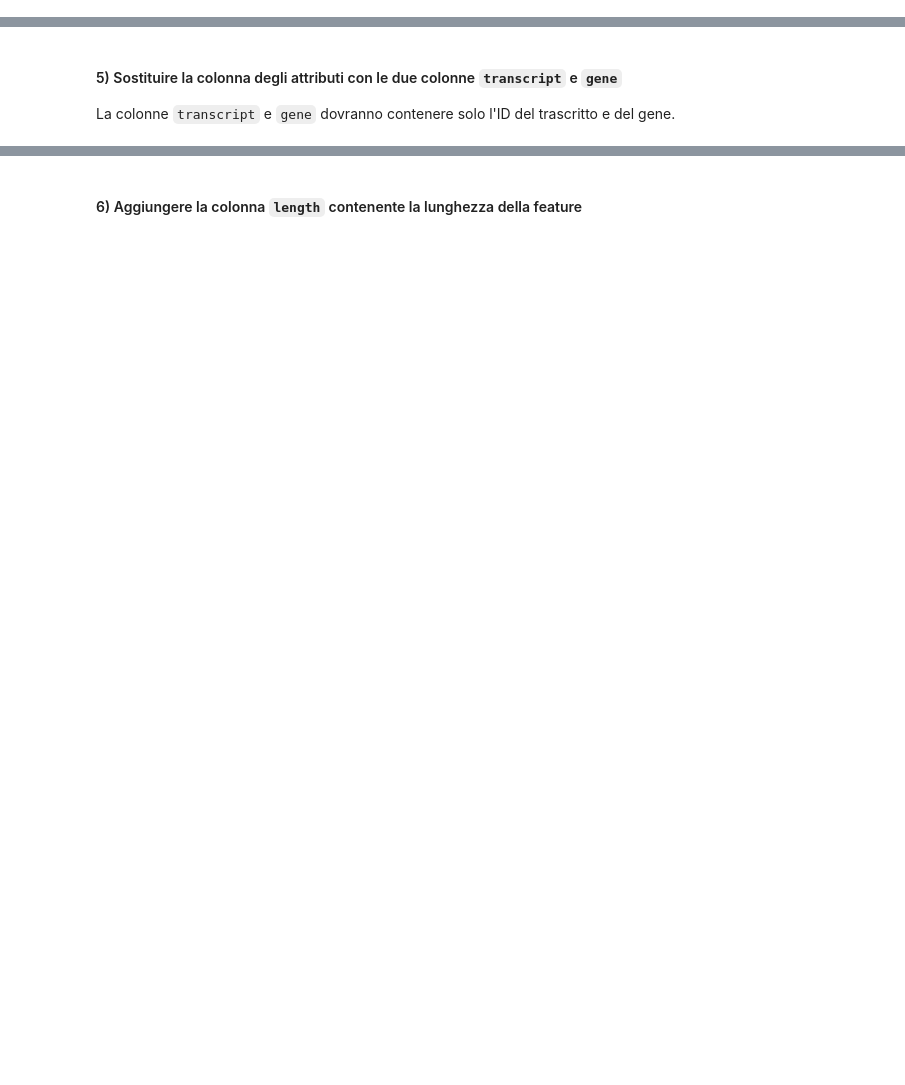
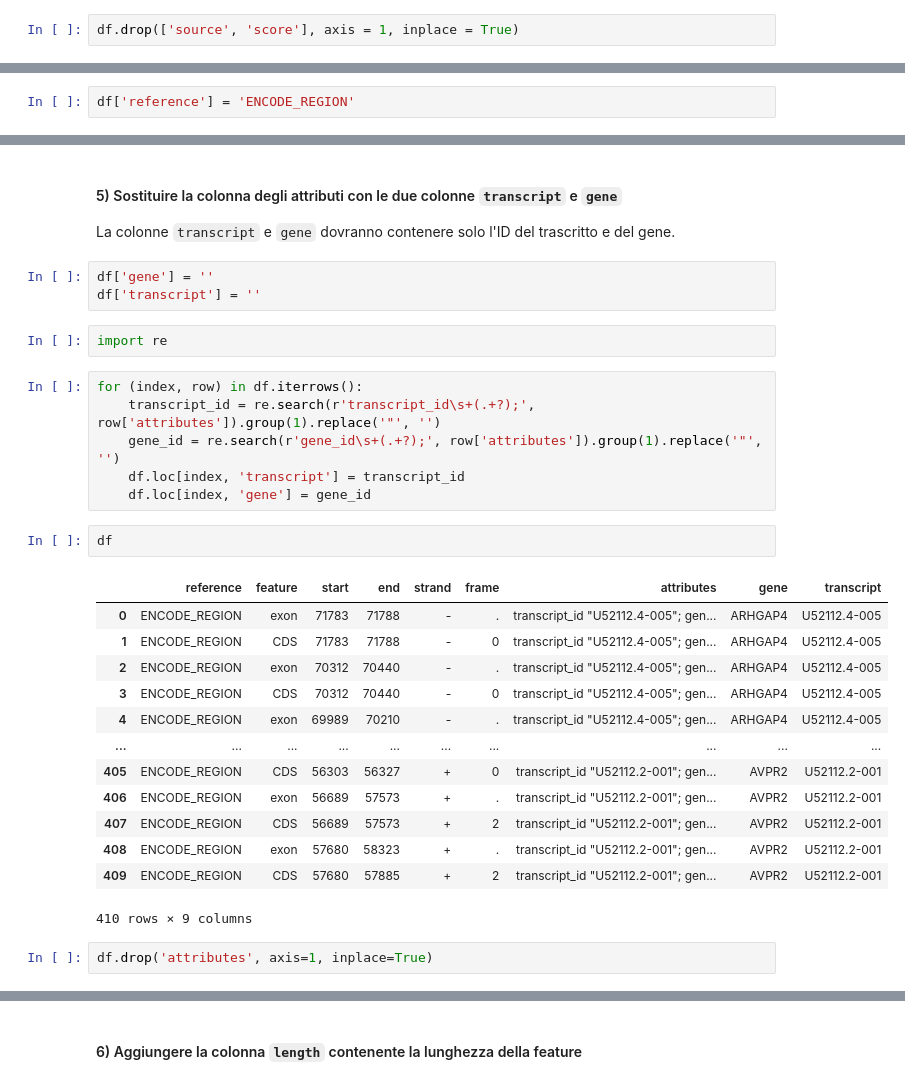
Before and after one commit to bioinformatica-corso/lezioni, a Jupyter notebook: laboratorio/lab11-21nov22/esercizio6.ipynb, the cells around one changed output, grey strips where cells are left out. Cells and saved outputs as stored; diff of their text form; blank space fills up the shorter version.

```diff
--- a/laboratorio/lab11-21nov22/esercizio6.ipynb
+++ b/laboratorio/lab11-21nov22/esercizio6.ipynb
@@ -22,2 +60,4 @@ I nomi delle colonne devono essere:
 # %% [markdown]
 #### 4) Eliminare le colonne `source` e `score` e sostituire l'identificatore `ENm006` con l'identificatore `ENCODE_REGION` in tutti i campi della colonna `reference`
+# %%
+df.drop(['source', 'score'], axis = 1, inplace = True)
@@ -23,0 +80,2 @@ I nomi delle colonne devono essere:
+# %%
+df['reference'] = 'ENCODE_REGION'
@@ -25,3 +99,32 @@ I nomi delle colonne devono essere:
 #### 5) Sostituire la colonna degli attributi con le due colonne  `transcript` e `gene`
 
 La colonne `transcript` e `gene` dovranno contenere solo l'ID del trascritto e del gene.
+# %%
+df['gene'] = ''
+df['transcript'] = ''
+# %%
+import re
+# %%
+for (index, row) in df.iterrows():
+    transcript_id = re.search(r'transcript_id\s+(.+?);', row['attributes']).group(1).replace('"', '')
+    gene_id = re.search(r'gene_id\s+(.+?);', row['attributes']).group(1).replace('"', '')
+    df.loc[index, 'transcript'] = transcript_id
+    df.loc[index, 'gene'] = gene_id
+# %%
+df
+# %% [output]
+|  | reference | feature | start | end | strand | frame | attributes | gene | transcript |
+| 0 | ENCODE_REGION | exon | 71783 | 71788 | - | . | transcript_id "U52112.4-005"; gen... | ARHGAP4 | U52112.4-005 |
+| 1 | ENCODE_REGION | CDS | 71783 | 71788 | - | 0 | transcript_id "U52112.4-005"; gen... | ARHGAP4 | U52112.4-005 |
+| 2 | ENCODE_REGION | exon | 70312 | 70440 | - | . | transcript_id "U52112.4-005"; gen... | ARHGAP4 | U52112.4-005 |
+| 3 | ENCODE_REGION | CDS | 70312 | 70440 | - | 0 | transcript_id "U52112.4-005"; gen... | ARHGAP4 | U52112.4-005 |
+| 4 | ENCODE_REGION | exon | 69989 | 70210 | - | . | transcript_id "U52112.4-005"; gen... | ARHGAP4 | U52112.4-005 |
+| ... | ... | ... | ... | ... | ... | ... | ... | ... | ... |
+| 405 | ENCODE_REGION | CDS | 56303 | 56327 | + | 0 | transcript_id "U52112.2-001"; gen... | AVPR2 | U52112.2-001 |
+| 406 | ENCODE_REGION | exon | 56689 | 57573 | + | . | transcript_id "U52112.2-001"; gen... | AVPR2 | U52112.2-001 |
+| 407 | ENCODE_REGION | CDS | 56689 | 57573 | + | 2 | transcript_id "U52112.2-001"; gen... | AVPR2 | U52112.2-001 |
+| 408 | ENCODE_REGION | exon | 57680 | 58323 | + | . | transcript_id "U52112.2-001"; gen... | AVPR2 | U52112.2-001 |
+| 409 | ENCODE_REGION | CDS | 57680 | 57885 | + | 2 | transcript_id "U52112.2-001"; gen... | AVPR2 | U52112.2-001 |
+410 rows × 9 columns
+# %%
+df.drop('attributes', axis=1, inplace=True)
```
Also changed, not shown: parts of 11 cells of this notebook.
